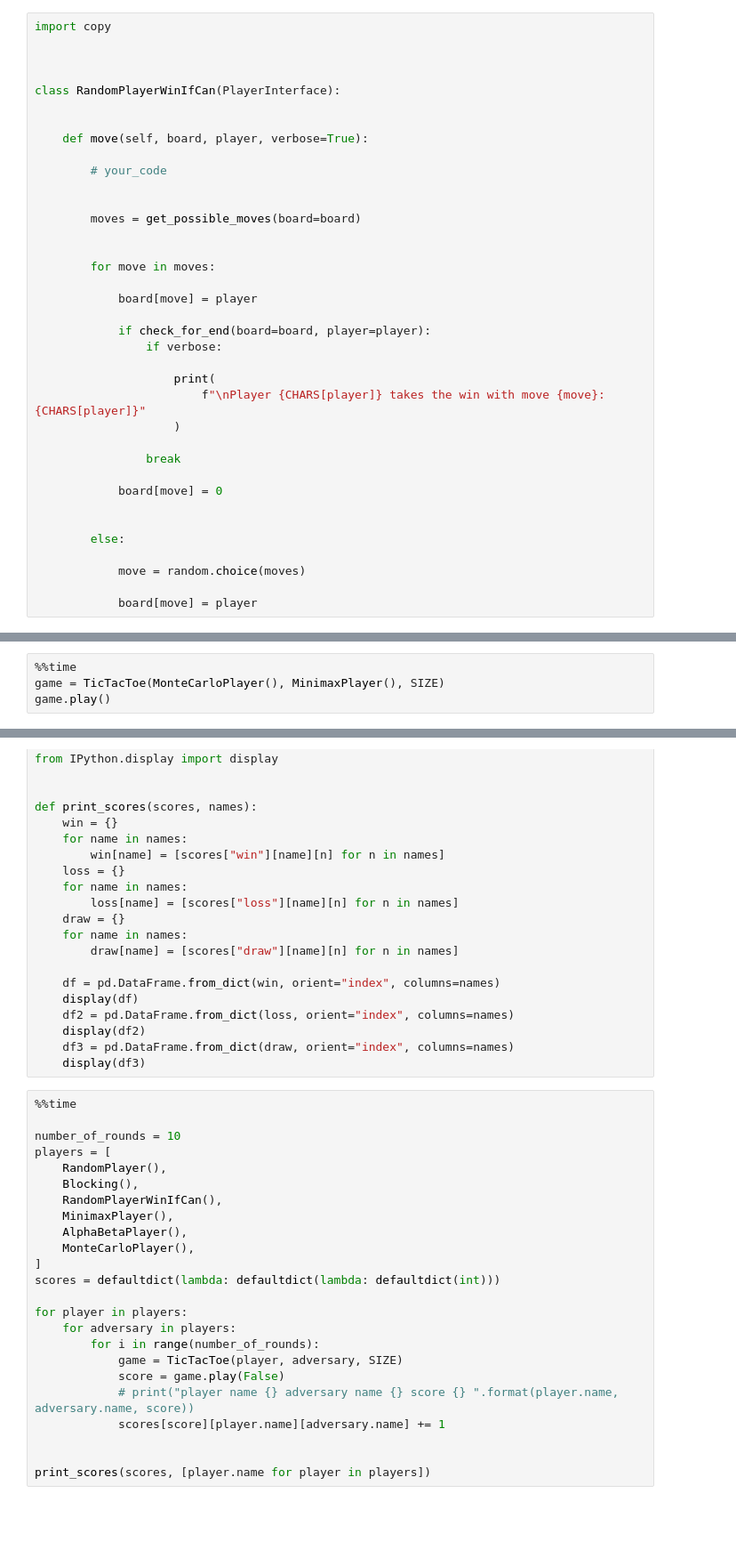
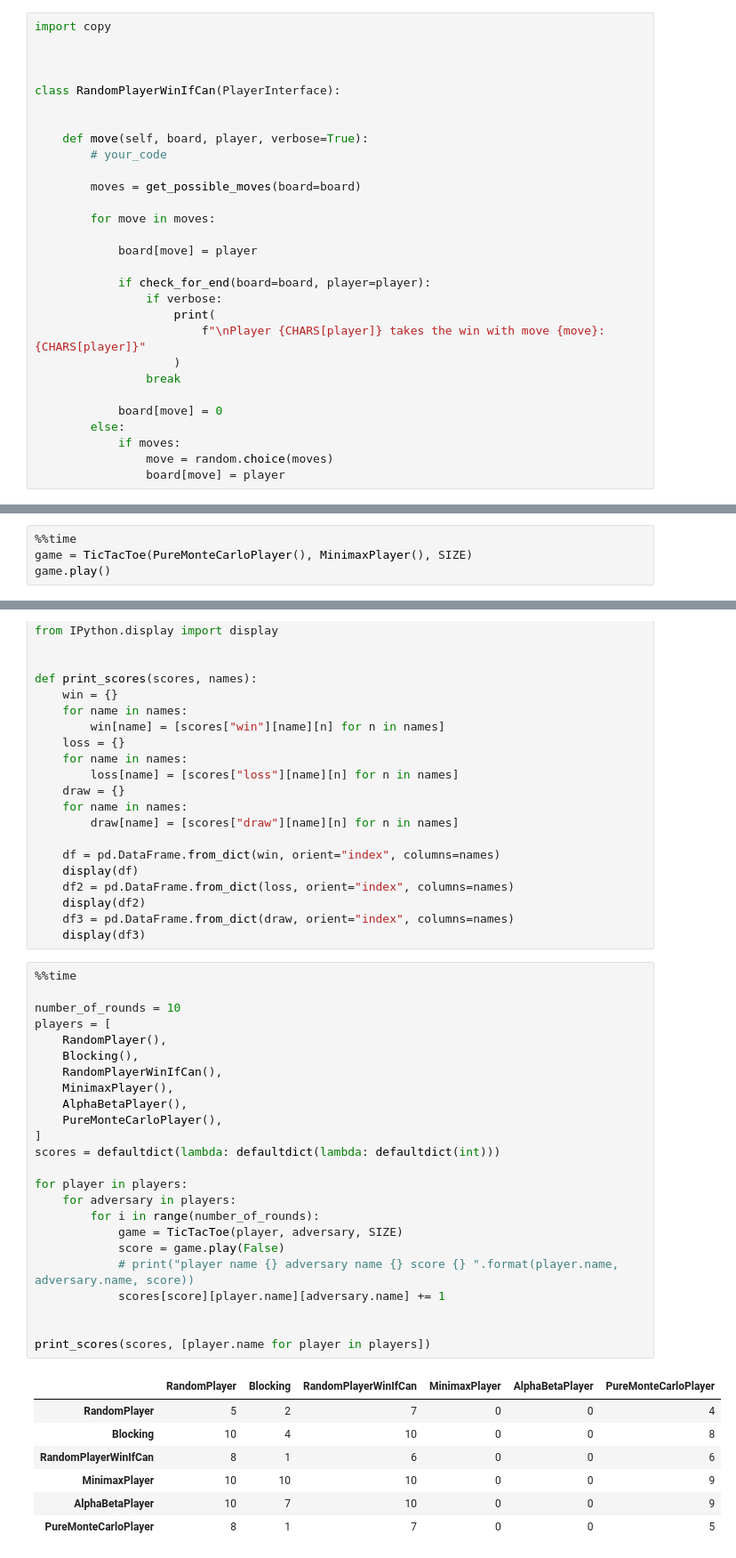
Before and after one commit to Galaktikkon/BAI, a Jupyter notebook: lab6/lab_6.ipynb, the cells around one changed output, grey strips where cells are left out. Shown at 89% size. Saved outputs shown, nothing was run; the diff lists cells and outputs as text; blank space fills up the shorter version.

```diff
--- a/lab6/lab_6.ipynb
+++ b/lab6/lab_6.ipynb
@@ -271,12 +276,9 @@ class RandomPlayerWinIfCan(PlayerInterface):
 
 
     def move(self, board, player, verbose=True):
-
         # your_code
 
-
         moves = get_possible_moves(board=board)
-
 
         for move in moves:
 
@@ -284,21 +286,16 @@ class RandomPlayerWinIfCan(PlayerInterface):
 
             if check_for_end(board=board, player=player):
                 if verbose:
-
                     print(
                         f"\nPlayer {CHARS[player]} takes the win with move {move}:{CHARS[player]}"
                     )
-
                 break
 
             board[move] = 0
-
-
         else:
-
-            move = random.choice(moves)
-
-            board[move] = player
+            if moves:
+                move = random.choice(moves)
+                board[move] = player
 # %%
 game = TicTacToe(RandomPlayerWinIfCan(), RandomPlayer(), SIZE)
 game.play()
@@ -706,4 +778,4 @@ class MonteCarloPlayer(PlayerInterface):
 # %%
 %%time
-game = TicTacToe(MonteCarloPlayer(), MinimaxPlayer(), SIZE)
+game = TicTacToe(PureMonteCarloPlayer(), MinimaxPlayer(), SIZE)
 game.play()
@@ -742,24 +855,32 @@ def print_scores(scores, names):
 # %%
 %%time
 
 number_of_rounds = 10
 players = [
     RandomPlayer(),
     Blocking(),
     RandomPlayerWinIfCan(),
     MinimaxPlayer(),
     AlphaBetaPlayer(),
-    MonteCarloPlayer(),
+    PureMonteCarloPlayer(),
 ]
 scores = defaultdict(lambda: defaultdict(lambda: defaultdict(int)))
 
 for player in players:
     for adversary in players:
         for i in range(number_of_rounds):
             game = TicTacToe(player, adversary, SIZE)
             score = game.play(False)
             # print("player name {} adversary name {} score {} ".format(player.name, adversary.name, score))
             scores[score][player.name][adversary.name] += 1
 
 
 print_scores(scores, [player.name for player in players])
+# %% [output]
+|  | RandomPlayer | Blocking | RandomPlayerWinIfCan | MinimaxPlayer | AlphaBetaPlayer | PureMonteCarloPlayer |
+| RandomPlayer | 5 | 2 | 7 | 0 | 0 | 4 |
+| Blocking | 10 | 4 | 10 | 0 | 0 | 8 |
+| RandomPlayerWinIfCan | 8 | 1 | 6 | 0 | 0 | 6 |
+| MinimaxPlayer | 10 | 10 | 10 | 0 | 0 | 9 |
+| AlphaBetaPlayer | 10 | 7 | 10 | 0 | 0 | 9 |
+| PureMonteCarloPlayer | 8 | 1 | 7 | 0 | 0 | 5 |
```
Also changed, not shown: parts of 27 cells of this notebook.
